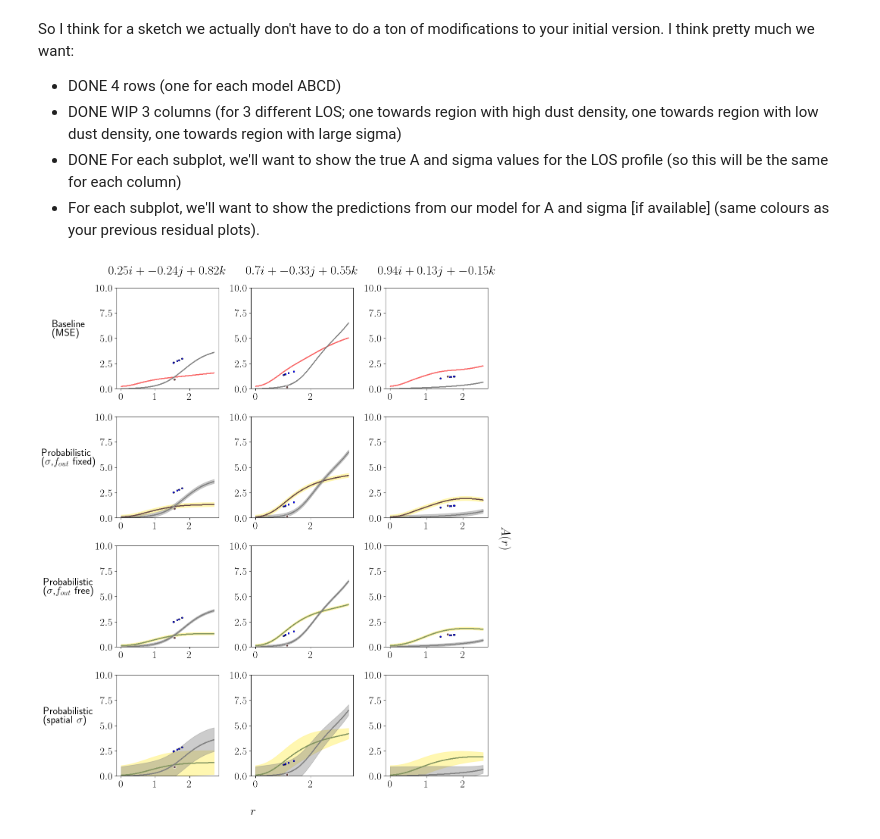
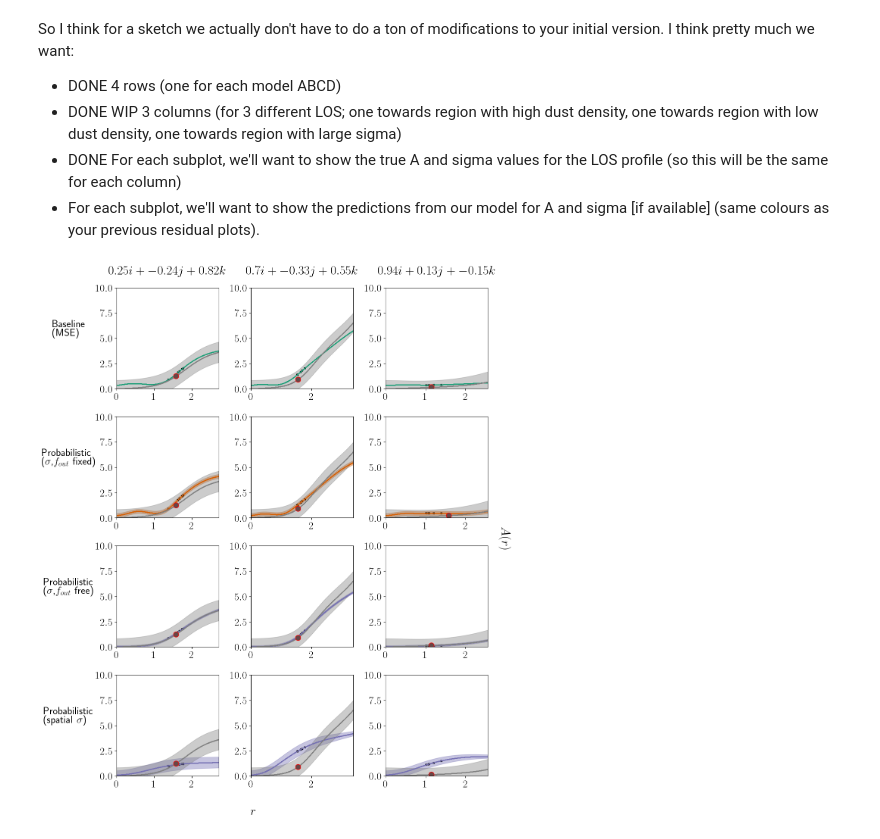
Before and after one commit to avaove/dustmap-ml, a Jupyter notebook: dust_plots_LOS.ipynb, the cells around one changed output. Saved outputs shown, nothing was run; the diff lists cells and outputs as text; code cells hidden in the pictures.

Commit message:
changed configuration to model D, updated LOS plots

```diff
--- a/dust_plots_LOS.ipynb
+++ b/dust_plots_LOS.ipynb
@@ -182,7 +184,7 @@ pred_A_modelB = np.reshape(pred_A_modelB, num_data)
 pred_A_modelC = np.reshape(pred_A_modelC, num_data)
 pred_A_modelD = np.reshape(pred_A_modelD, num_data)
 pred_std_modelD = np.reshape(pred_std_modelD, pred_std_modelD.shape[0])
-modelC_final_variable_std = 0.12374137631361162
+modelC_final_variable_std = 0.1125117878530318
 modelC_final_variable_std_repeated = np.array([modelC_final_variable_std] * num_data)
 point2_repeated = np.array([0.2] * num_data)
 # %%
@@ -350,0 +367,12 @@ print(samps_los1)
+# %%
+def get_std(x_samps):
+    n_samps, _ = x_samps.shape
+    std_true = np.zeros(n_samps)  # stores the true std values along LOS
+    for i, X in enumerate(x_samps):
+        std_true[i] = np.exp(logstdA(*X))
+    return std_true
+
+# note: los samples are in euclidean coordiantes
+std_true_los1=get_std(samps_los1) * 5
+std_true_los2=get_std(samps_los2) * 5
+std_true_los3=get_std(samps_los3) * 5
@@ -356,32 +390,32 @@ So I think for a sketch we actually don't have to do a ton of modifications to y
 - For each subplot, we'll want to show the predictions from our model for A and sigma [if available] (same colours as your previous residual plots).
 # %%
 fig = plt.figure(figsize=(13, 15), tight_layout=True)
-lims, std_lims = [-1, 10], [0, 0.4]
-color1, color2, color3, color4 = "#F96666", "#674747", "#829460", "#182747" # TODO: replace with these colors
+lims, std_lims = [-1, 10], [0, 0.4] # TODO change this so the range is right
+color1, color2, color3, color4 = "#1b9e77", "#d95f02", "#7570b3", "#e7298a"
 fig.supxlabel(r'$r$')
 fig.supylabel(r'$A(r)$', ha="right", x=1.025, rotation=270)
 
 # model A
 # TODO: for later change this trueA_los1
-pred_along_los(1, i1, samps_los1, A_los1, modelA_mean, 'A', mean_color=color1, y_label="Baseline\n(MSE)")
-pred_along_los(2, i2, samps_los2, A_los2, modelA_mean, 'A', mean_color=color1)
-pred_along_los(3, i3, samps_los3, A_los3, modelA_mean, 'A', mean_color=color1)
+pred_along_los(1, i1, samps_los1, A_los1, star_los1_i, std_true_los1, modelA_mean, 'A', pred_color=color1, y_label="Baseline\n(MSE)")
+pred_along_los(2, i2, samps_los2, A_los2, star_los2_i, std_true_los2, modelA_mean, 'A', pred_color=color1)
+pred_along_los(3, i3, samps_los3, A_los3, star_los3_i, std_true_los3, modelA_mean, 'A', pred_color=color1)
 
 # # model B
-pred_along_los(4, i1, samps_los1, A_los1, modelB_mean, 'B', constantstd=0.2, mean_color=color2, y_label="Probabilistic\n("+r'$\sigma$'+","+r'$f_{out}$'+" fixed)")
-pred_along_los(5, i2, samps_los2, A_los2, modelB_mean, 'B', constantstd=0.2, mean_color=color2)
-pred_along_los(6, i3, samps_los3, A_los3, modelB_mean, 'B', constantstd=0.2, mean_color=color2)
+pred_along_los(4, i1, samps_los1, A_los1, star_los1_i, std_true_los1, modelB_mean, 'B', constantstd=0.2, pred_color=color2, y_label="Probabilistic\n("+r'$\sigma$'+","+r'$f_{out}$'+" fixed)")
+pred_along_los(5, i2, samps_los2, A_los2, star_los2_i, std_true_los2, modelB_mean, 'B', constantstd=0.2, pred_color=color2)
+pred_along_los(6, i3, samps_los3, A_los3, star_los1_i, std_true_los3, modelB_mean, 'B', constantstd=0.2, pred_color=color2)
 
 # # # model C
-pred_along_los(7, i1, samps_los1, A_los1, modelC_mean, 'C', constantstd=modelC_final_variable_std, mean_color=color3, y_label="Probabilistic\n("+r'$\sigma$'+","+r'$f_{out}$'+" free)")
-pred_along_los(8, i2, samps_los2, A_los2, modelC_mean, 'C', constantstd=modelC_final_variable_std, mean_color=color3)
-pred_along_los(9, i3, samps_los3, A_los3, modelC_mean, 'C', constantstd=modelC_final_variable_std, mean_color=color3)
+pred_along_los(7, i1, samps_los1, A_los1, star_los1_i, std_true_los1, modelC_mean, 'C', constantstd=modelC_final_variable_std, pred_color=color3, y_label="Probabilistic\n("+r'$\sigma$'+","+r'$f_{out}$'+" free)")
+pred_along_los(8, i2, samps_los2, A_los2, star_los2_i, std_true_los2, modelC_mean, 'C', constantstd=modelC_final_variable_std, pred_color=color3)
+pred_along_los(9, i3, samps_los3, A_los3, star_los3_i, std_true_los3, modelC_mean, 'C', constantstd=modelC_final_variable_std, pred_color=color3)
 
 # # # model D
-pred_along_los(10, i1, samps_los1, A_los1, modelD_mean, 'D', modelstd=modelD_std, mean_color=color3, y_label="Probabilistic\n(spatial "+r'$\sigma$'+")")
-pred_along_los(11, i2, samps_los2, A_los2, modelD_mean, 'D', modelstd=modelD_std, mean_color=color3)
-pred_along_los(12, i3, samps_los3, A_los3, modelD_mean, 'D', modelstd=modelD_std, mean_color=color3)
+pred_along_los(10, i1, samps_los1, A_los1, star_los1_i, std_true_los1, modelD_mean, 'D', modelstd=modelD_std, pred_color=color3, y_label="Probabilistic\n(spatial "+r'$\sigma$'+")")
+pred_along_los(11, i2, samps_los2, A_los2, star_los2_i, std_true_los2, modelD_mean, 'D', modelstd=modelD_std, pred_color=color3)
+pred_along_los(12, i3, samps_los3, A_los3, star_los3_i, std_true_los3, modelD_mean, 'D', modelstd=modelD_std, pred_color=color3)
 
 plt.savefig('plots/4panel_los_2.png', bbox_inches='tight')
 # %% [output]
-[figure, old version]
+[figure, new version]
```
Also changed, not shown: parts of 11 cells of this notebook, 25 other files.
